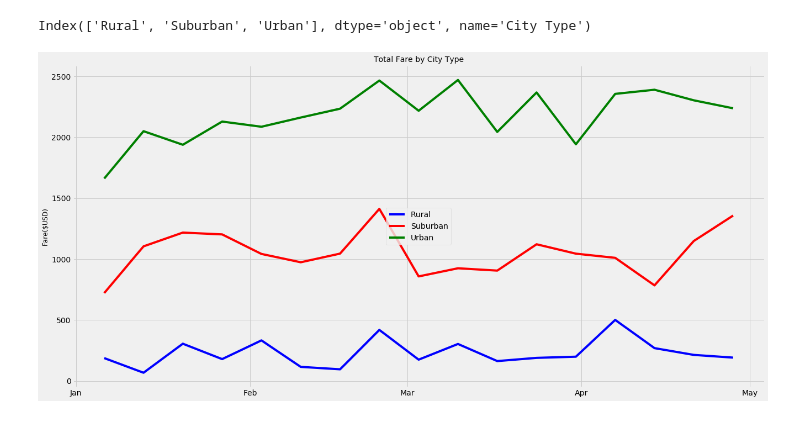
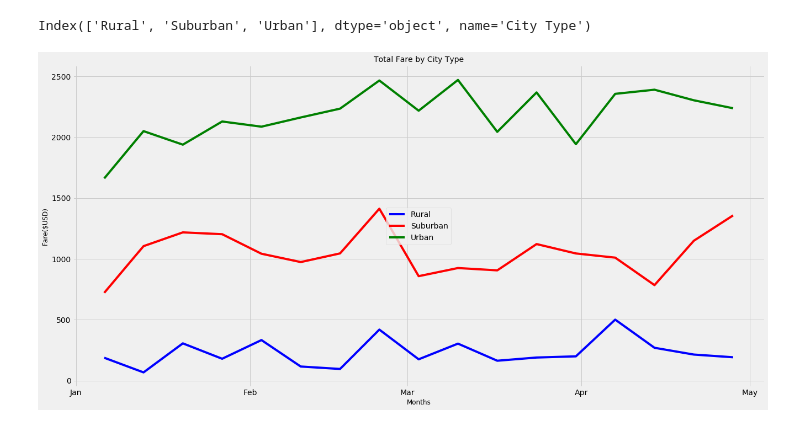
Before and after one commit to GirijaJoshi/PyBer_Analysis, a Jupyter notebook: PyBer_Challenge.ipynb, the cells around one changed output. Cells and saved outputs as stored; diff of their text form; code cells hidden in the pictures.

```diff
--- a/PyBer_Challenge.ipynb
+++ b/PyBer_Challenge.ipynb
@@ -345,32 +345,32 @@ Index(['Rural', 'Suburban', 'Urban'], dtype='object', name='City Type')
 
 import matplotlib.dates as mdates
 
 months = mdates.MonthLocator()
 
 plt.style.use('fivethirtyeight')
 fig, ax = plt.subplots(figsize=(20,10))
 
 
 plot_rural, = ax.plot(weekly_sum_df['Rural'], color='b', label='Rural')
 plot_suburban, = ax.plot(weekly_sum_df['Suburban'], color='r', label='Suburban')
 plot_urban, = ax.plot(weekly_sum_df['Urban'], color='g', label='Urban')
 ax.set_title("Total Fare by City Type" ,fontsize=14)
 ax.set_ylabel("Fare($USD)",fontsize=12)
-# ax.set_xlabel(,fontsize=12)
+ax.set_xlabel("Months",fontsize=12)
 
 # month_format = mdates.DateFormatter("%b\n%Y")
 # month_format = mdates.DateFormatter("%b")
 # year_format = mdates.DateFormatter("%Y")
 
 month_format = mdates.DateFormatter("%b")
 ax.xaxis.set_major_locator(months)
 ax.xaxis.set_major_formatter(month_format)
 
 plt.legend(handles=[plot_rural, plot_suburban, plot_urban],loc="center")
 
 file_name = os.path.join(".", "analysis", "TotalFareByCity.png")
 plt.savefig(file_name)
 
 plt.show()
 # %% [output]
-[figure, old version]
+[figure, new version]
```
Also changed, not shown: 1 other file.
